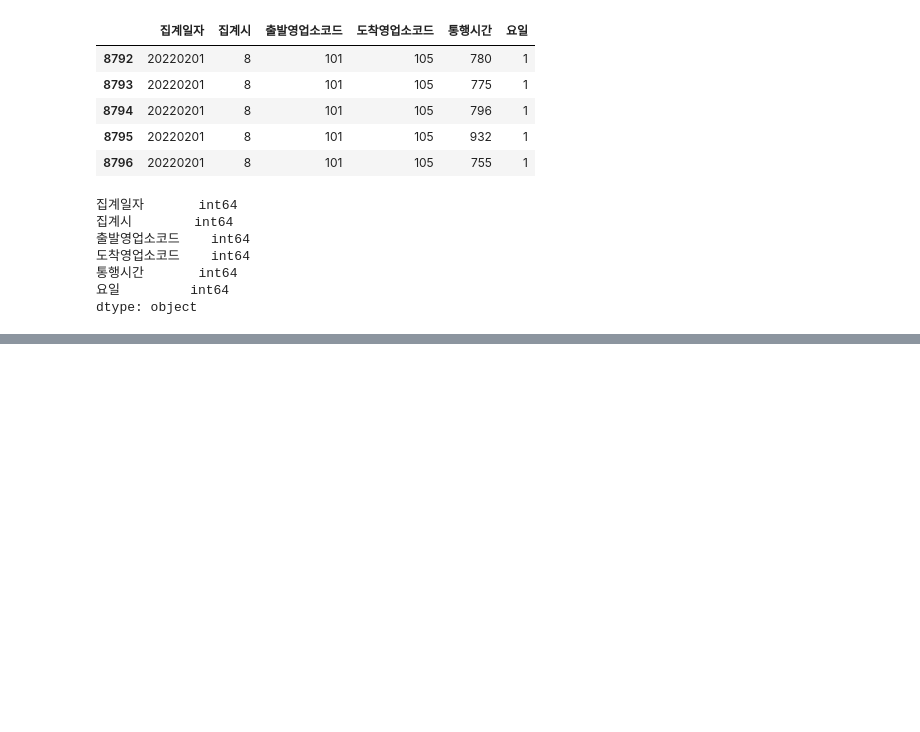
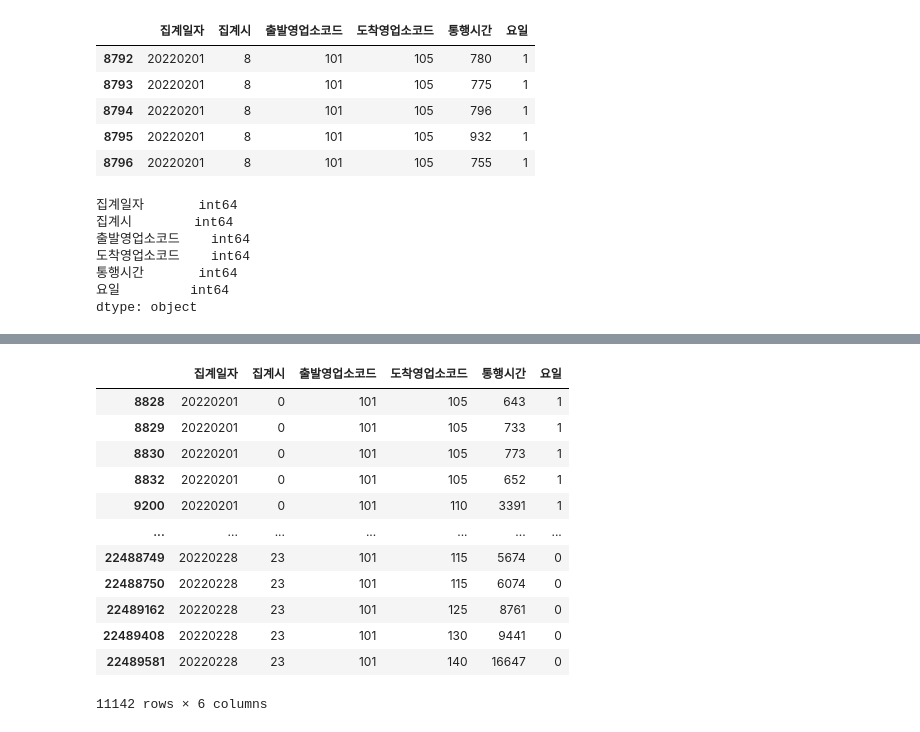
Before and after one commit to maskedrider555/FastCamous_DL, a Jupyter notebook: DataAnalysis/Pandas.ipynb, the cells around one changed output, grey strips where cells are left out. Drawn from its saved outputs; the diff is of its cells as text; code cells hidden in the pictures; blank space fills up the shorter version.

```diff
--- a/DataAnalysis/Pandas.ipynb
+++ b/DataAnalysis/Pandas.ipynb
@@ -286,0 +324,16 @@ dtype: object
+# %%
+staart_from_101_to_140.sort_values(by=["집계일자", "집계시"])
+# %% [output]
+|  | 집계일자 | 집계시 | 출발영업소코드 | 도착영업소코드 | 통행시간 | 요일 |
+| 8828 | 20220201 | 0 | 101 | 105 | 643 | 1 |
+| 8829 | 20220201 | 0 | 101 | 105 | 733 | 1 |
+| 8830 | 20220201 | 0 | 101 | 105 | 773 | 1 |
+| 8832 | 20220201 | 0 | 101 | 105 | 652 | 1 |
+| 9200 | 20220201 | 0 | 101 | 110 | 3391 | 1 |
+| ... | ... | ... | ... | ... | ... | ... |
+| 22488749 | 20220228 | 23 | 101 | 115 | 5674 | 0 |
+| 22488750 | 20220228 | 23 | 101 | 115 | 6074 | 0 |
+| 22489162 | 20220228 | 23 | 101 | 125 | 8761 | 0 |
+| 22489408 | 20220228 | 23 | 101 | 130 | 9441 | 0 |
+| 22489581 | 20220228 | 23 | 101 | 140 | 16647 | 0 |
+11142 rows × 6 columns
```
Also changed, not shown: parts of 11 cells of this notebook.
